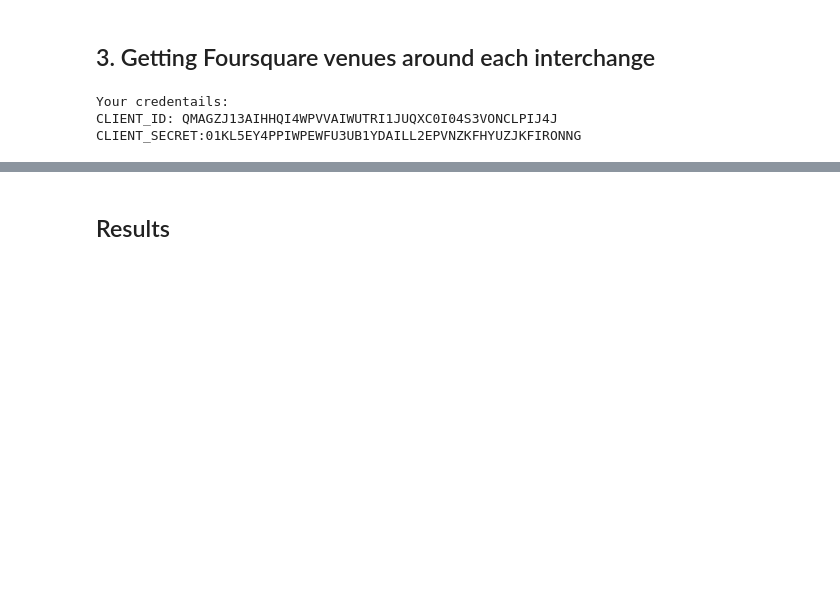
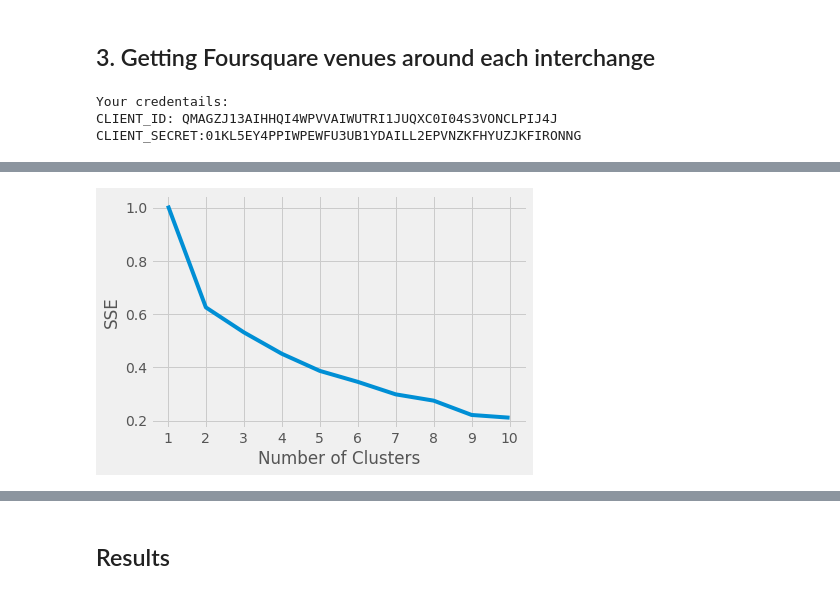
Before and after one commit to alfredtan/Coursera_Capstone, a Jupyter notebook: Week 4 Assignment/Capstone - Final Assignment.ipynb, the cells around one changed output, grey strips where cells are left out. Saved outputs shown, nothing was run; the diff lists cells and outputs as text; code cells hidden in the pictures; blank space fills up the shorter version.

```diff
--- a/Week 4 Assignment/Capstone - Final Assignment.ipynb
+++ b/Week 4 Assignment/Capstone - Final Assignment.ipynb
@@ -721,0 +792,6 @@ nearby_venues.head()
+# %%
+# categories_onehot.groupby('STN_NAME').mean().reset_index()
+
+# Get the average of each venue by interchange
+categories_onehot_grouped = categories_onehot.groupby('STN_NAME').mean().reset_index()
+categories_onehot_grouped
@@ -721,0 +896,11 @@ nearby_venues.head()
+# %%
+# set number of clusters
+kclusters = 4
+
+categories_grouped_clustering = categories_onehot_grouped.drop('STN_NAME', 1)
+
+# run k-means clustering
+kmeans = KMeans(n_clusters=kclusters, random_state=0).fit(categories_grouped_clustering)
+
+# check cluster labels generated for each row in the dataframe
+kmeans.labels_[0:10]
@@ -721,0 +972,25 @@ nearby_venues.head()
+# %%
+from sklearn.metrics import silhouette_samples, silhouette_score
+
+kmeans_kwargs = {
+    "init": "random",
+    "n_init": 10,
+    "max_iter": 300,
+    "random_state": 42,
+}
+
+# A list holds the SSE values for each k
+sse = []
+for k in range(1, 11):
+    kmeans = KMeans(n_clusters=k, **kmeans_kwargs)
+    kmeans.fit(categories_onehot_grouped.drop('STN_NAME',1))
+    sse.append(kmeans.inertia_)
+# %%
+plt.style.use("fivethirtyeight")
+plt.plot(range(1, 11), sse)
+plt.xticks(range(1, 11))
+plt.xlabel("Number of Clusters")
+plt.ylabel("SSE")
+plt.show()
+# %% [output]
+[figure, added]
```
Also changed, not shown: parts of 26 cells of this notebook.
